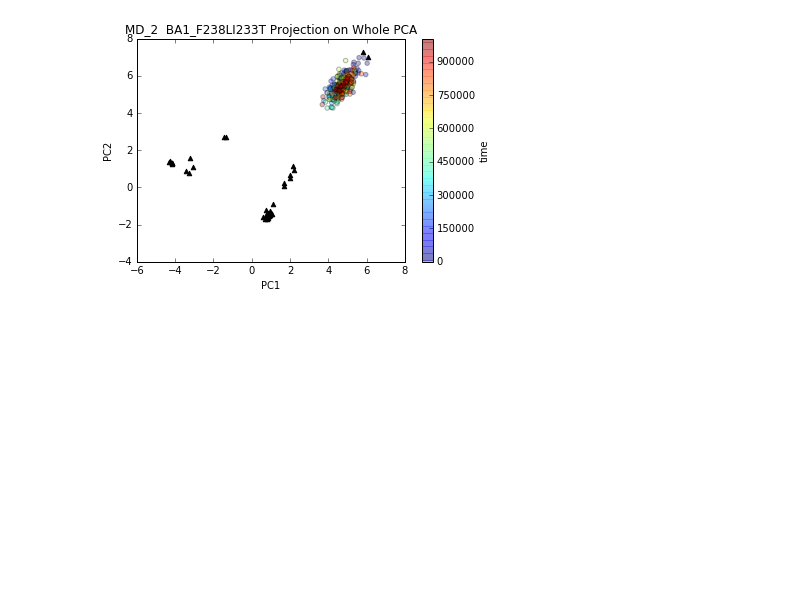
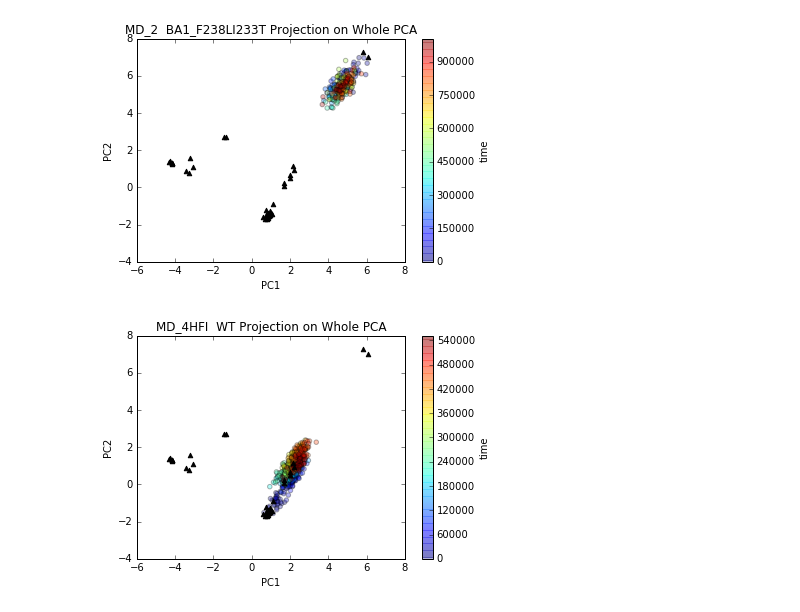
Before and after one commit to chemlove/md_data_analysis, a Jupyter notebook: Projection_of_MD_on_ensemble_pca.ipynb, the cells around one changed output. Saved outputs shown, nothing was run; the diff lists cells and outputs as text; code cells hidden in the pictures; blank space fills up the shorter version.

```diff
--- a/Projection_of_MD_on_ensemble_pca.ipynb
+++ b/Projection_of_MD_on_ensemble_pca.ipynb
@@ -53,6 +57,10 @@ def projection_on_pca(md_rep, molecule):
     if md_rep == '1':
         traj_location = '/media/scottzhuang/data/MD/4NPQ_PH7_md' + md_rep + '/' + molecule + '/4NPQ_' + molecule + '_md.skip100.ca.xtc'
         top_location = '/media/scottzhuang/data/MD/4NPQ_PH7_md' + md_rep + '/' + molecule + '/4NPQ_' + molecule + '_md.ca.gro'
+    elif md_rep == '4HFI':
+        location = '/media/scottzhuang/data/MD/4HFI_ph46_md1/'
+        traj_location = location + molecule + '/mdrun/4HFI_ph46_' + molecule + '_md.skip1.ca.xtc'
+        top_location = location + molecule + '/mdrun/4HFI_ph46_' + molecule + '_md.ca.gro'
     else:
         traj_location = '/media/scottzhuang/data/MD/4NPQ_PH7_md' + md_rep + '/' + molecule + '/4NPQ_' + molecule + '_md' + md_rep + '.skip100.ca.xtc'
         top_location = '/media/scottzhuang/data/MD/4NPQ_PH7_md' + md_rep + '/' + molecule + '/4NPQ_' + molecule + '_md' + md_rep + '.ca.gro'
@@ -105,3 +113,7 @@ projection_on_pca("2",'BA1_I233T')
 projection_on_pca("2",'BA1_F238LI233T')
 # %% [output]
 [figure]
+# %%
+projection_on_pca("4HFI","WT")
+# %% [output]
+[figure, added]
```
Also changed, not shown: parts of 19 cells of this notebook, 5 other files.
